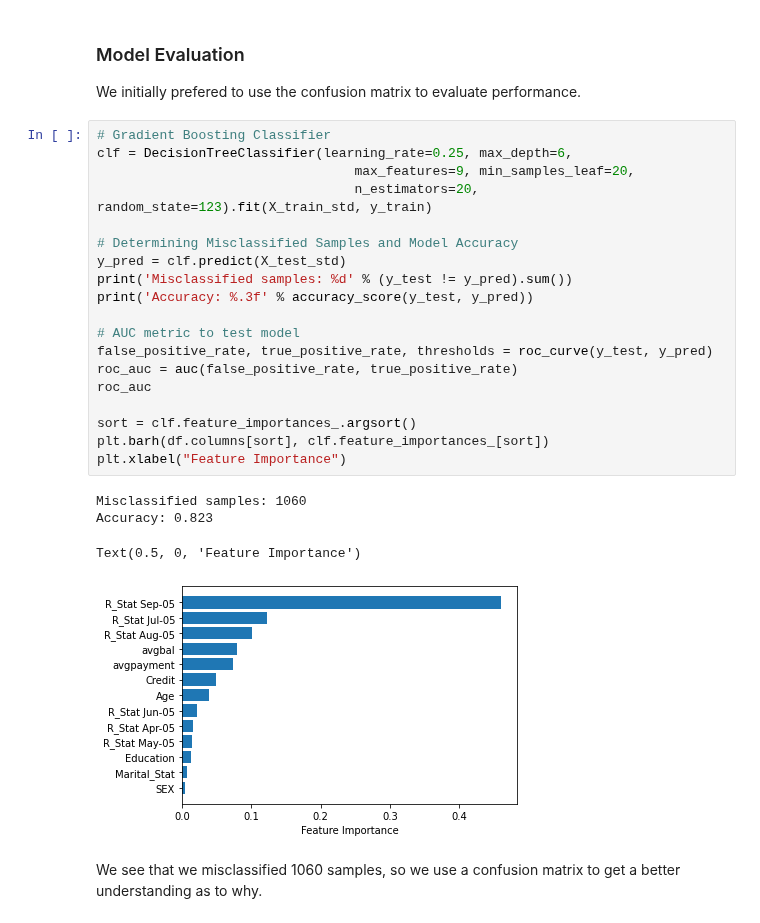
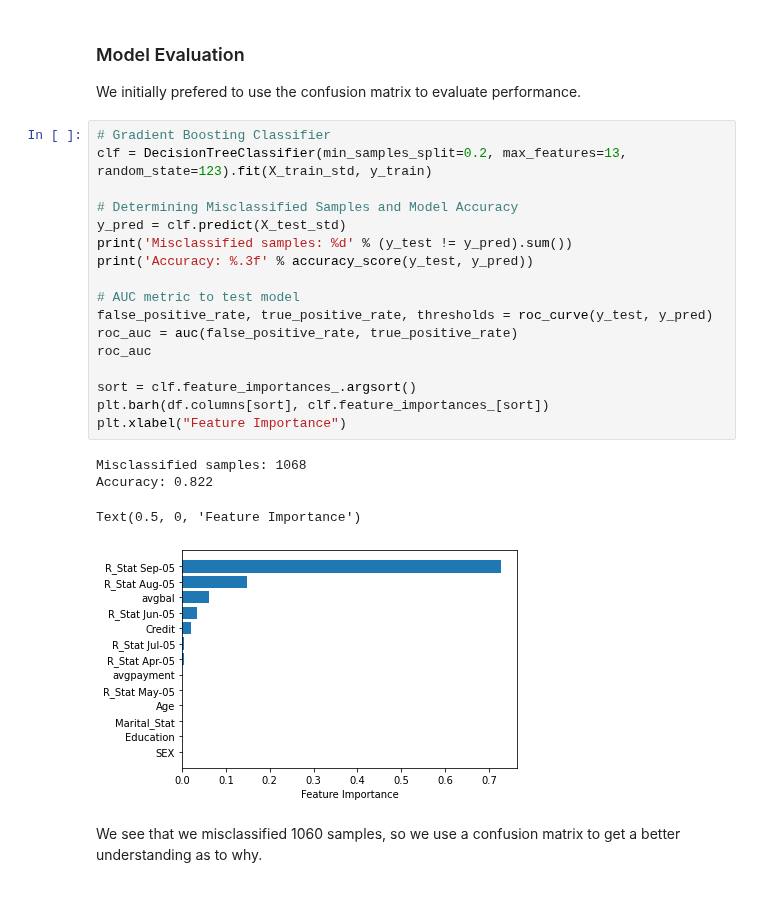
Before and after one commit to halle15/DATA-400_Final_Project, a Jupyter notebook: Final_Project_txt.ipynb, the cells around one changed output. Cells and saved outputs as stored; diff of their text form.

```diff
--- a/Final_Project_txt.ipynb
+++ b/Final_Project_txt.ipynb
@@ -553,28 +553,26 @@ plt.barh(names, accuracies)
 We initially prefered to use the confusion matrix to evaluate performance.
 # %%
 # Gradient Boosting Classifier
-clf = DecisionTreeClassifier(learning_rate=0.25, max_depth=6,
-                                 max_features=9, min_samples_leaf=20,
-                                 n_estimators=20, random_state=123).fit(X_train_std, y_train)
+clf = DecisionTreeClassifier(min_samples_split=0.2, max_features=13, random_state=123).fit(X_train_std, y_train)
 
 # Determining Misclassified Samples and Model Accuracy
 y_pred = clf.predict(X_test_std)
 print('Misclassified samples: %d' % (y_test != y_pred).sum())
 print('Accuracy: %.3f' % accuracy_score(y_test, y_pred))
 
 # AUC metric to test model
 false_positive_rate, true_positive_rate, thresholds = roc_curve(y_test, y_pred)
 roc_auc = auc(false_positive_rate, true_positive_rate)
 roc_auc
 
 sort = clf.feature_importances_.argsort()
 plt.barh(df.columns[sort], clf.feature_importances_[sort])
 plt.xlabel("Feature Importance")
 # %% [output]
-Misclassified samples: 1060
-Accuracy: 0.823
+Misclassified samples: 1068
+Accuracy: 0.822
 Text(0.5, 0, 'Feature Importance')
-[figure, old version]
+[figure, new version]
 # %% [markdown]
 We see that we misclassified 1060 samples, so we use a confusion matrix to get a better understanding as to why.
 # %%
```
Also changed, not shown: parts of 3 cells of this notebook.
